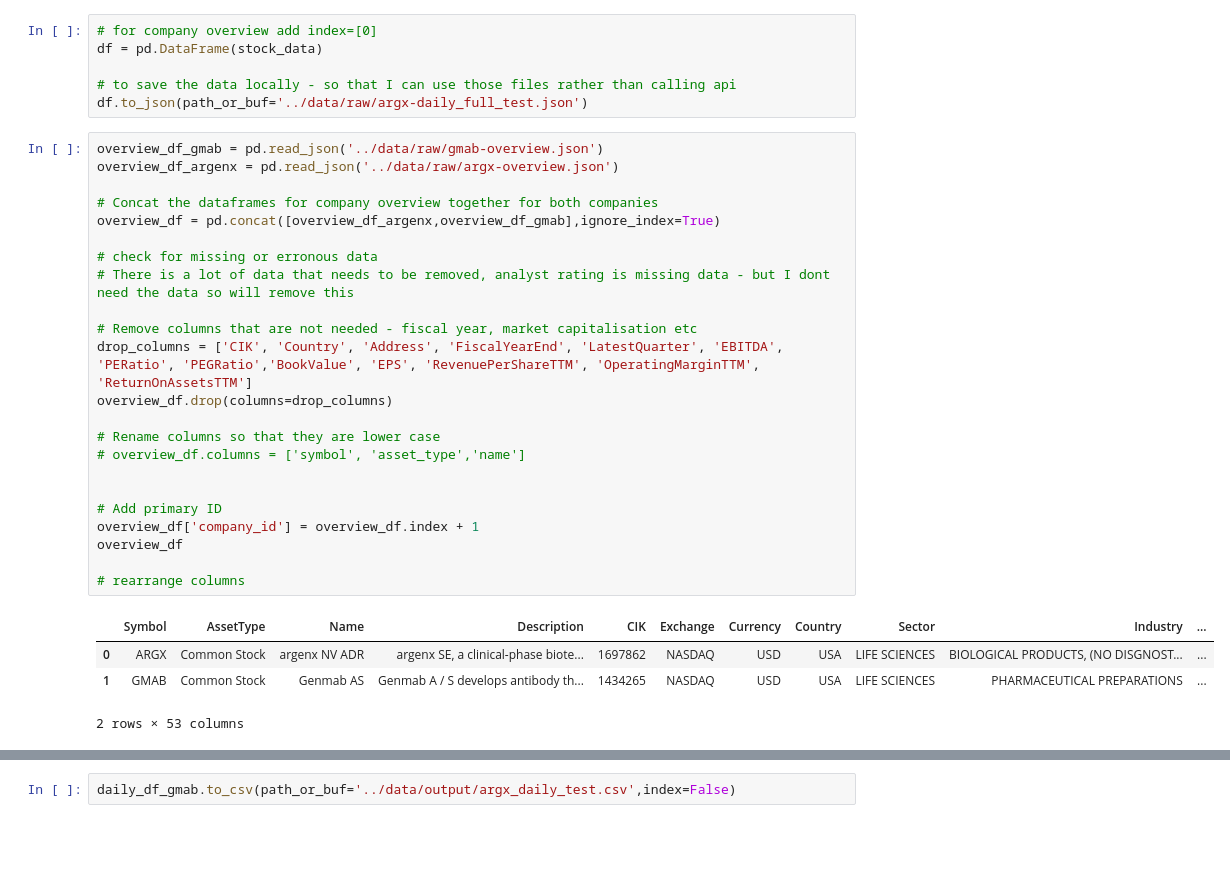
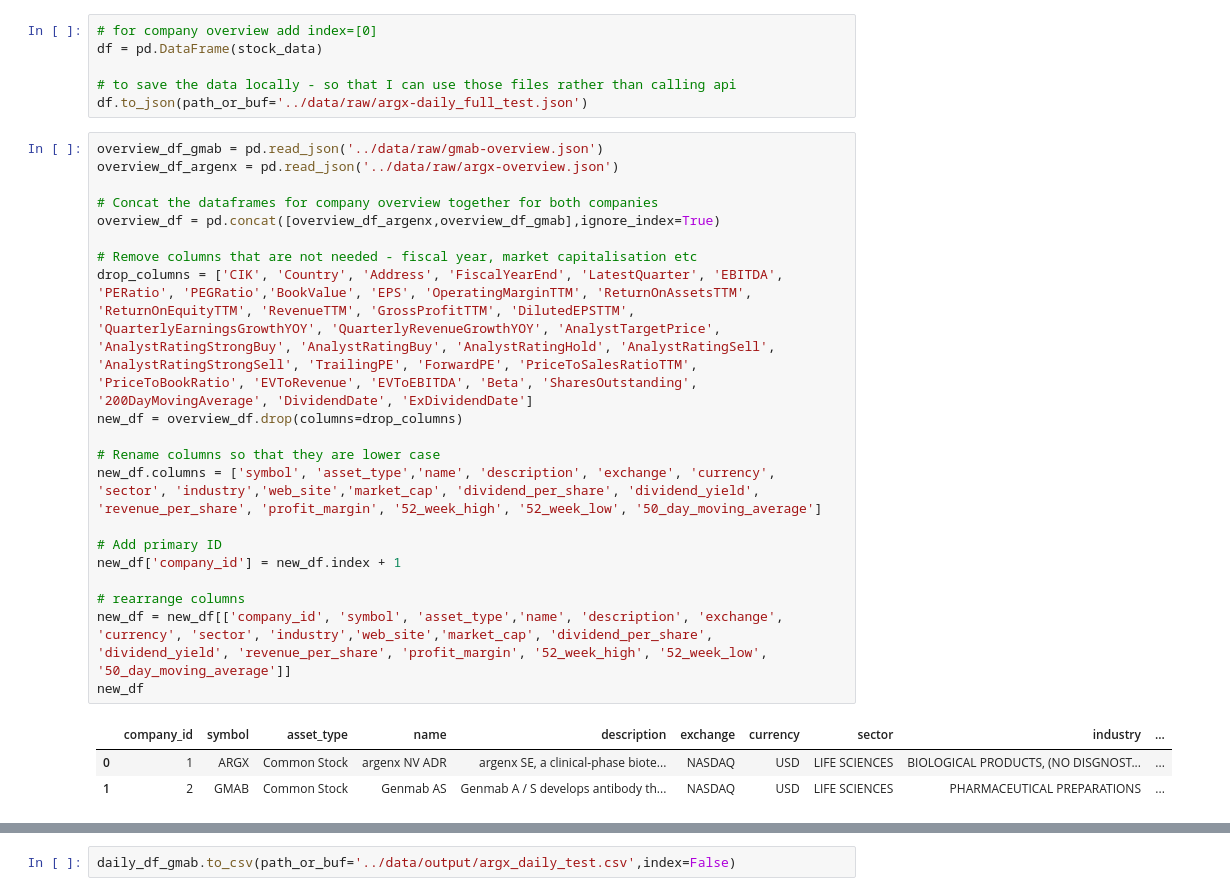
Before and after one commit to SSais/capstone-project, a Jupyter notebook: notebooks/exploratory_anaysis.ipynb, the cells around one changed output, grey strips where cells are left out. Cells and saved outputs as stored; diff of their text form; blank space fills up the shorter version.

```diff
--- a/notebooks/exploratory_anaysis.ipynb
+++ b/notebooks/exploratory_anaysis.ipynb
@@ -53,31 +53,27 @@ df.to_json(path_or_buf='../data/raw/argx-daily_full_test.json')
 # %%
 overview_df_gmab = pd.read_json('../data/raw/gmab-overview.json')
 overview_df_argenx = pd.read_json('../data/raw/argx-overview.json')
 
 # Concat the dataframes for company overview together for both companies
 overview_df = pd.concat([overview_df_argenx,overview_df_gmab],ignore_index=True)
 
-# check for missing or erronous data
-# There is a lot of data that needs to be removed, analyst rating is missing data - but I dont need the data so will remove this
-
 # Remove columns that are not needed - fiscal year, market capitalisation etc
-drop_columns = ['CIK', 'Country', 'Address', 'FiscalYearEnd', 'LatestQuarter', 'EBITDA', 'PERatio', 'PEGRatio','BookValue', 'EPS', 'RevenuePerShareTTM', 'OperatingMarginTTM', 'ReturnOnAssetsTTM']
-overview_df.drop(columns=drop_columns)
+drop_columns = ['CIK', 'Country', 'Address', 'FiscalYearEnd', 'LatestQuarter', 'EBITDA', 'PERatio', 'PEGRatio','BookValue', 'EPS', 'OperatingMarginTTM', 'ReturnOnAssetsTTM', 'ReturnOnEquityTTM', 'RevenueTTM', 'GrossProfitTTM', 'DilutedEPSTTM', 'QuarterlyEarningsGrowthYOY', 'QuarterlyRevenueGrowthYOY', 'AnalystTargetPrice', 'AnalystRatingStrongBuy', 'AnalystRatingBuy', 'AnalystRatingHold', 'AnalystRatingSell', 'AnalystRatingStrongSell', 'TrailingPE', 'ForwardPE', 'PriceToSalesRatioTTM', 'PriceToBookRatio', 'EVToRevenue', 'EVToEBITDA', 'Beta', 'SharesOutstanding', '200DayMovingAverage', 'DividendDate', 'ExDividendDate']
+new_df = overview_df.drop(columns=drop_columns)
 
 # Rename columns so that they are lower case
-# overview_df.columns = ['symbol', 'asset_type','name']
-
+new_df.columns = ['symbol', 'asset_type','name', 'description', 'exchange', 'currency', 'sector', 'industry','web_site','market_cap', 'dividend_per_share', 'dividend_yield', 'revenue_per_share', 'profit_margin', '52_week_high', '52_week_low', '50_day_moving_average']
 
 # Add primary ID
-overview_df['company_id'] = overview_df.index + 1
-overview_df
+new_df['company_id'] = new_df.index + 1
 
 # rearrange columns
+new_df = new_df[['company_id', 'symbol', 'asset_type','name', 'description', 'exchange', 'currency', 'sector', 'industry','web_site','market_cap', 'dividend_per_share', 'dividend_yield', 'revenue_per_share', 'profit_margin', '52_week_high', '52_week_low', '50_day_moving_average']]
+new_df
 # %% [output]
-|  | Symbol | AssetType | Name | Description | CIK | Exchange | Currency | Country | Sector | Industry | ... |
-| 0 | ARGX | Common Stock | argenx NV ADR | argenx SE, a clinical-phase biote... | 1697862 | NASDAQ | USD | USA | LIFE SCIENCES | BIOLOGICAL PRODUCTS, (NO DISGNOST... | ... |
-| 1 | GMAB | Common Stock | Genmab AS | Genmab A / S develops antibody th... | 1434265 | NASDAQ | USD | USA | LIFE SCIENCES | PHARMACEUTICAL PREPARATIONS | ... |
+|  | company_id | symbol | asset_type | name | description | exchange | currency | sector | industry | ... |
+| 0 | 1 | ARGX | Common Stock | argenx NV ADR | argenx SE, a clinical-phase biote... | NASDAQ | USD | LIFE SCIENCES | BIOLOGICAL PRODUCTS, (NO DISGNOST... | ... |
+| 1 | 2 | GMAB | Common Stock | Genmab AS | Genmab A / S develops antibody th... | NASDAQ | USD | LIFE SCIENCES | PHARMACEUTICAL PREPARATIONS | ... |
-2 rows × 53 columns
 # %%
 daily_df_gmab = pd.read_json('../data/raw/argx-daily_full_test.json')
 
```
Also changed, not shown: parts of 3 cells of this notebook, 10 other files.
